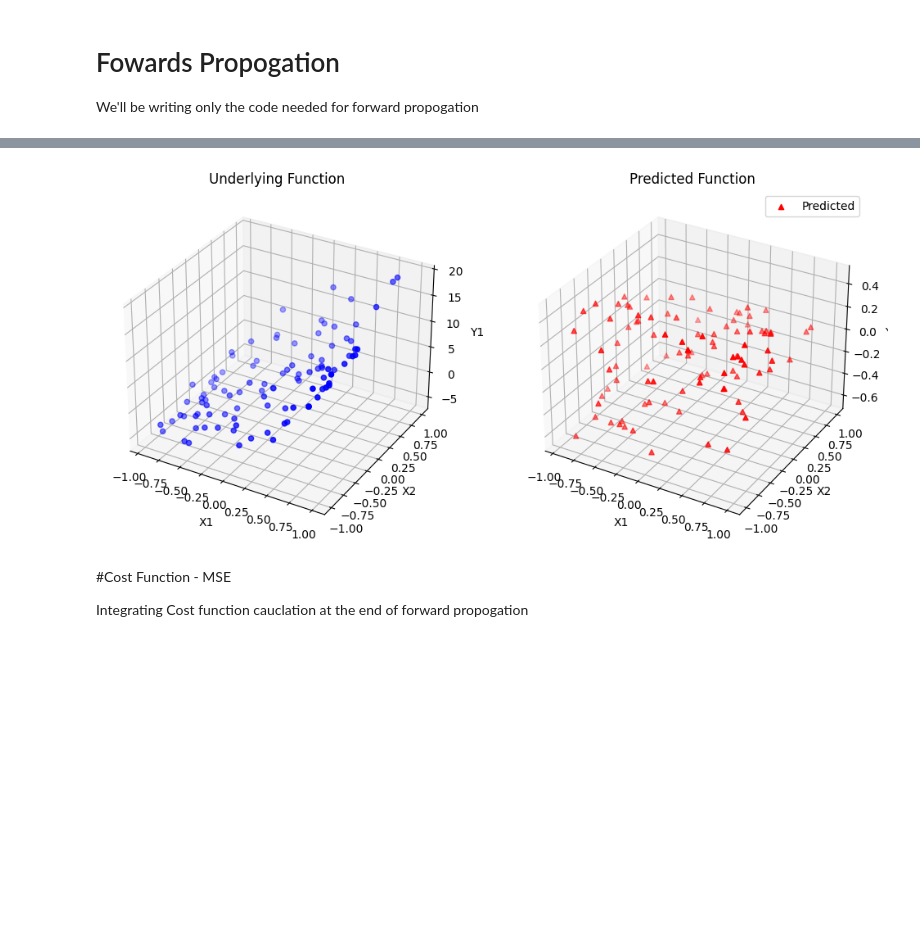
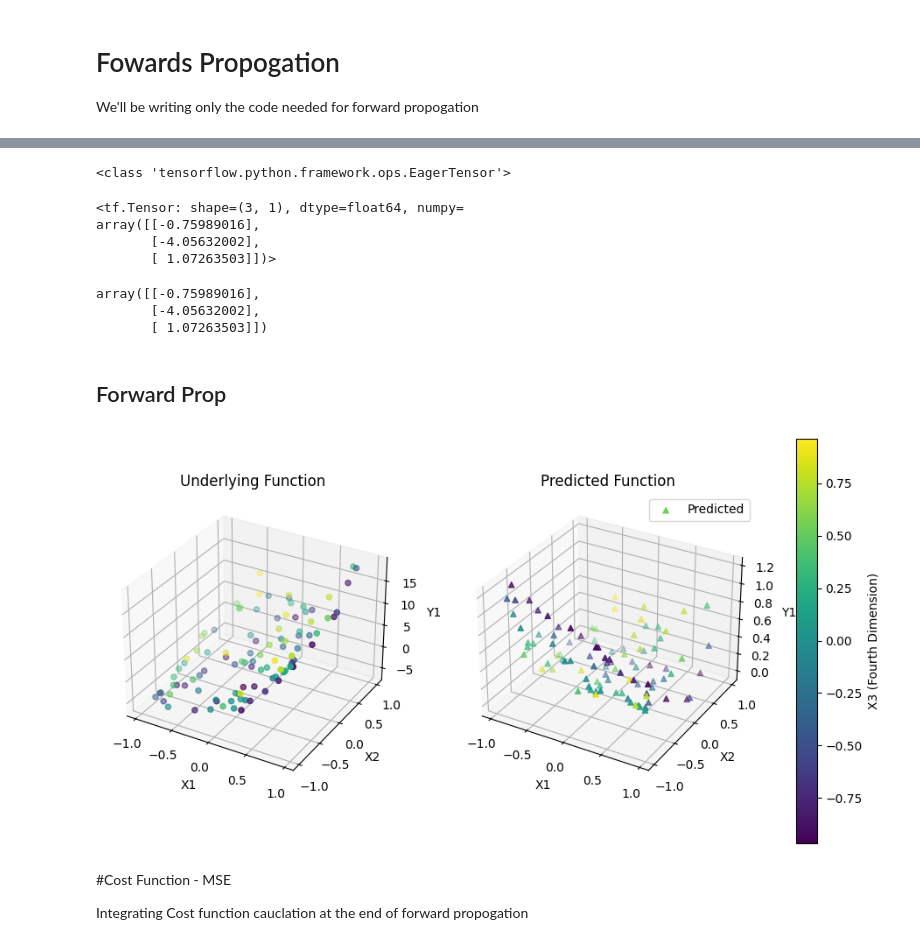
Before and after one commit to neel26desai/basic_neural_networks, a Jupyter notebook: neural_nw_with_numpy.ipynb, the cells around one changed output, grey strips where cells are left out. Cells and saved outputs as stored; diff of their text form; code cells hidden in the pictures; blank space fills up the shorter version.

```diff
--- a/neural_nw_with_numpy.ipynb
+++ b/neural_nw_with_numpy.ipynb
@@ -54,3 +64,22 @@ We'll be writing only the code needed for forward propogation
+# %%
+a = tf.einsum('ij,jk->ik', x[:3], weights_true)
+print(type(a))
+a
+# %% [output]
+<class 'tensorflow.python.framework.ops.EagerTensor'>
+<tf.Tensor: shape=(3, 1), dtype=float64, numpy=
+array([[-0.75989016],
+       [-4.05632002],
+       [ 1.07263503]])>
+# %%
+# the above code returned a tensor object we need to convert it to numpy
+a.numpy()
+# %% [output]
+array([[-0.75989016],
+       [-4.05632002],
+       [ 1.07263503]])
+# %% [markdown]
+## Forward Prop
 # %%
 #writinbg base cases necessary for foward propogation
 class LinearLayer:
@@ -60,10 +89,12 @@ class LinearLayer:
   def __init__(self,input_dim, output_dim):
     self.input_dim = input_dim
     self.weights = np.random.randn(input_dim, output_dim) * np.sqrt(2 / input_dim)
-    self.bias = 0.0
+    self.bias = np.zeros(output_dim)
 
   def __call__(self, x):
-    return np.dot(x, self.weights) + self.bias
+    #using tensorflows enim
+    #np.dot(x, self.weights)
+    return tf.einsum('ij,jk->ik', x, self.weights).numpy() + self.bias
 
   def backward(self, x, grad_output):
     pass
@@ -94,21 +125,30 @@ model = NeuralNetwork(input_dim=3, hidden_dim=3, output_dim=1)
 y_pred = model.forward(x)
 assert y_pred.shape == y_true.shape, "Shape of y_pred and y_true should be the same"
 # %%
-def plot_function_and_predictions(x, y_true, y_pred, output_dim=0):
+import matplotlib.pyplot as plt
+from mpl_toolkits.mplot3d import Axes3D
+import numpy as np
+
+def plot_function_and_predictions_4d(x, y_true, y_pred, output_dim=0, cmap='viridis'):
     """
-    Plots the underlying function and the predicted function for a specific output dimension.
+    Plots the underlying function and the predicted function for a specific output dimension, with the fourth dimension represented by color.
 
     Args:
     x (numpy.ndarray): Input features with shape (n, 3).
     y_true (numpy.ndarray): True target values with shape (n, 2).
     y_pred (numpy.ndarray): Predicted target values with shape (n, 2).
     output_dim (int): The output dimension to visualize (0 or 1).
+    cmap (str): Color map to use for the fourth dimension.
     """
     fig = plt.figure(figsize=(12, 6))
 
+    # Define the color map for the fourth dimension
+    norm = plt.Normalize(vmin=min(x[:, 2]), vmax=max(x[:, 2]))
+    colors = plt.cm.get_cmap(cmap)(norm(x[:, 2]))
+
     # Plot the true values
     ax1 = fig.add_subplot(121, projection='3d')
-    ax1.scatter(x[:, 0], x[:, 1], y_true[:, output_dim], c='b', marker='o', label='True')
+    ax1.scatter(x[:, 0], x[:, 1], y_true[:, output_dim], c=colors, marker='o', label='True')
     ax1.set_xlabel('X1')
     ax1.set_ylabel('X2')
     ax1.set_zlabel(f'Y{output_dim + 1}')
@@ -116,18 +156,23 @@ def plot_function_and_predictions(x, y_true, y_pred, output_dim=0):
 
     # Plot the predicted values
     ax2 = fig.add_subplot(122, projection='3d')
-    ax2.scatter(x[:, 0], x[:, 1], y_pred[:, output_dim], c='r', marker='^', label='Predicted')
+    ax2.scatter(x[:, 0], x[:, 1], y_pred[:, output_dim], c=colors, marker='^', label='Predicted')
     ax2.set_xlabel('X1')
     ax2.set_ylabel('X2')
     ax2.set_zlabel(f'Y{output_dim + 1}')
     ax2.set_title('Predicted Function')
 
+    # Add a color bar to indicate the fourth dimension
+    mappable = plt.cm.ScalarMappable(norm=norm, cmap=cmap)
+    mappable.set_array(x[:, 2])
+    plt.colorbar(mappable, ax=[ax1, ax2], label='X3 (Fourth Dimension)')
+
     plt.legend()
     plt.show()
 # %%
-plot_function_and_predictions(x, y_true, y_pred, output_dim=0)
+plot_function_and_predictions_4d(x, y_true, y_pred, output_dim=0)
 # %% [output]
-[figure, old version]
+[figure, new version]
 # %% [markdown]
 #Cost Function -  MSE
 
```
Also changed, not shown: parts of 10 cells of this notebook.
